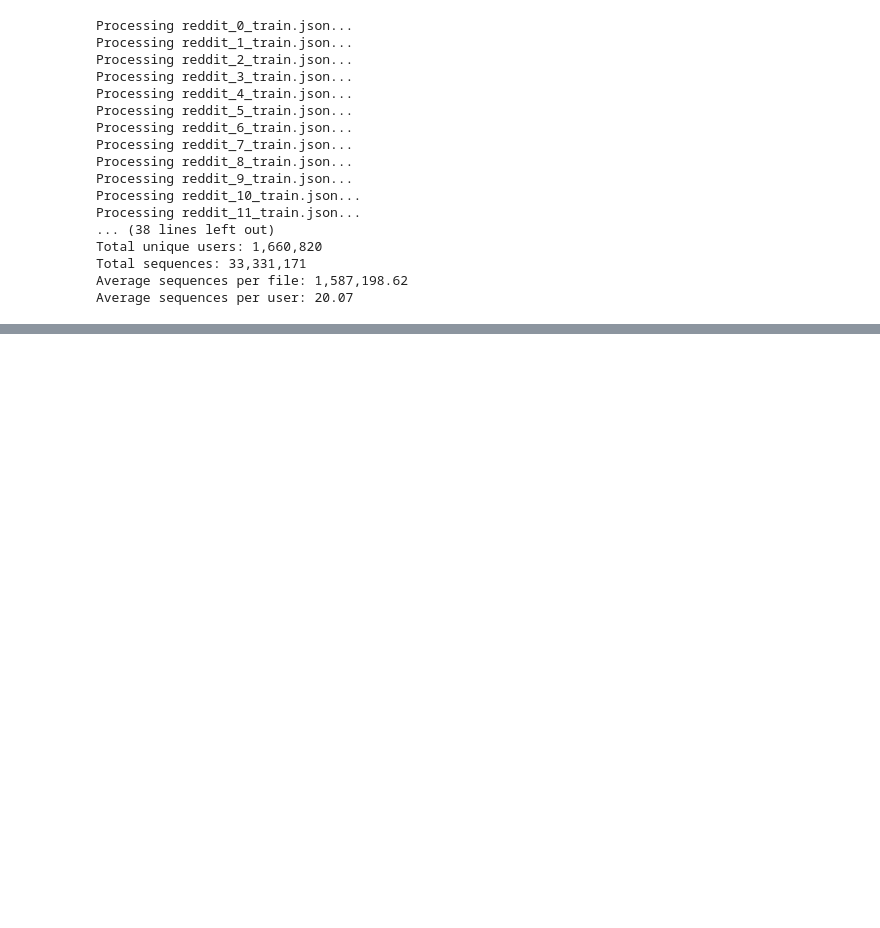
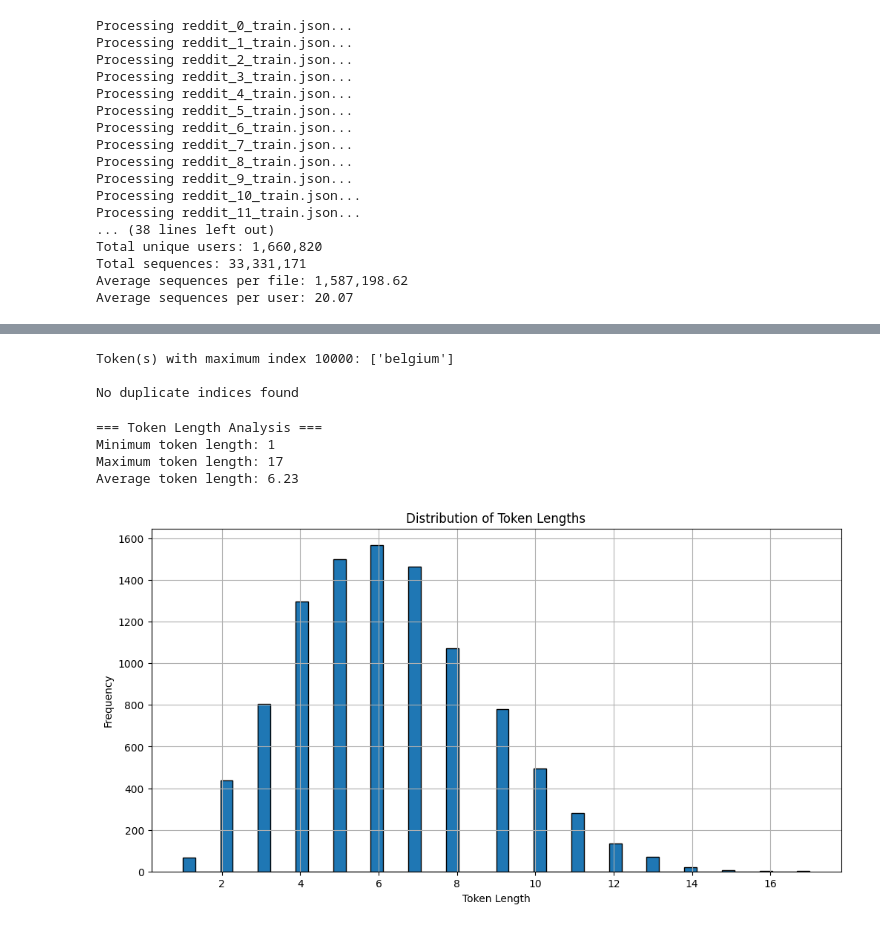
Before and after one commit to solidlabnetwork/CorbinFL, a Jupyter notebook: data/Reddit/reddit_data_analysis.ipynb, the cells around one changed output, grey strips where cells are left out. Cells and saved outputs as stored; diff of their text form; code cells hidden in the pictures; blank space fills up the shorter version.

```diff
--- a/data/Reddit/reddit_data_analysis.ipynb
+++ b/data/Reddit/reddit_data_analysis.ipynb
@@ -627,0 +630,9 @@ Average sequences per user: 20.07
+# %%
+# Import necessary libraries
+import pickle
+import numpy as np
+import matplotlib.pyplot as plt
+
+# Load the vocabulary file
+with open('reddit_vocab.pck', 'rb') as f:
+    vocab_dict = pickle.load(f)
@@ -627,0 +648,10 @@ Average sequences per user: 20.07
+# %%
+# 2. Analyze the vocabulary dictionary
+vocab = vocab_dict['vocab']
+pad_symbol = vocab_dict['pad_symbol']
+unk_symbol = vocab_dict['unk_symbol']
+
+print("\n=== Vocabulary Statistics ===")
+print(f"Vocabulary size: {len(vocab)}")
+print(f"PAD symbol index: {pad_symbol}")
+print(f"UNK symbol index: {unk_symbol}")
@@ -627,0 +699,43 @@ Average sequences per user: 20.07
+# %%
+
+# Find token with maximum index
+max_index_token = [token for token, idx in vocab.items() if idx == max_index]
+print(f"\nToken(s) with maximum index {max_index}: {max_index_token}")
+
+# Check for duplicate indices
+duplicate_indices = [idx for idx in sorted_indices if sorted_indices.count(idx) > 1]
+if duplicate_indices:
+    print(f"\nDuplicate indices found: {set(duplicate_indices)}")
+    print("\nTokens with duplicate indices:")
+    for idx in set(duplicate_indices):
+        tokens = [token for token, vidx in vocab.items() if vidx == idx]
+        print(f"Index {idx}: {tokens}")
+else:
+    print("\nNo duplicate indices found")
+# %% [output]
+Token(s) with maximum index 10000: ['belgium']
+
+No duplicate indices found
+# %%
+# 5. Token length analysis
+token_lengths = [len(token) for token in vocab.keys()]
+
+print("\n=== Token Length Analysis ===")
+print(f"Minimum token length: {min(token_lengths)}")
+print(f"Maximum token length: {max(token_lengths)}")
+print(f"Average token length: {np.mean(token_lengths):.2f}")
+
+# 6. Visualize token length distribution
+plt.figure(figsize=(12, 6))
+plt.hist(token_lengths, bins=50, edgecolor='black')
+plt.title('Distribution of Token Lengths')
+plt.xlabel('Token Length')
+plt.ylabel('Frequency')
+plt.grid(True)
+plt.show()
+# %% [output]
+=== Token Length Analysis ===
+Minimum token length: 1
+Maximum token length: 17
+Average token length: 6.23
+[figure, added]
```
Also changed, not shown: parts of 7 cells of this notebook, 31 other files.
